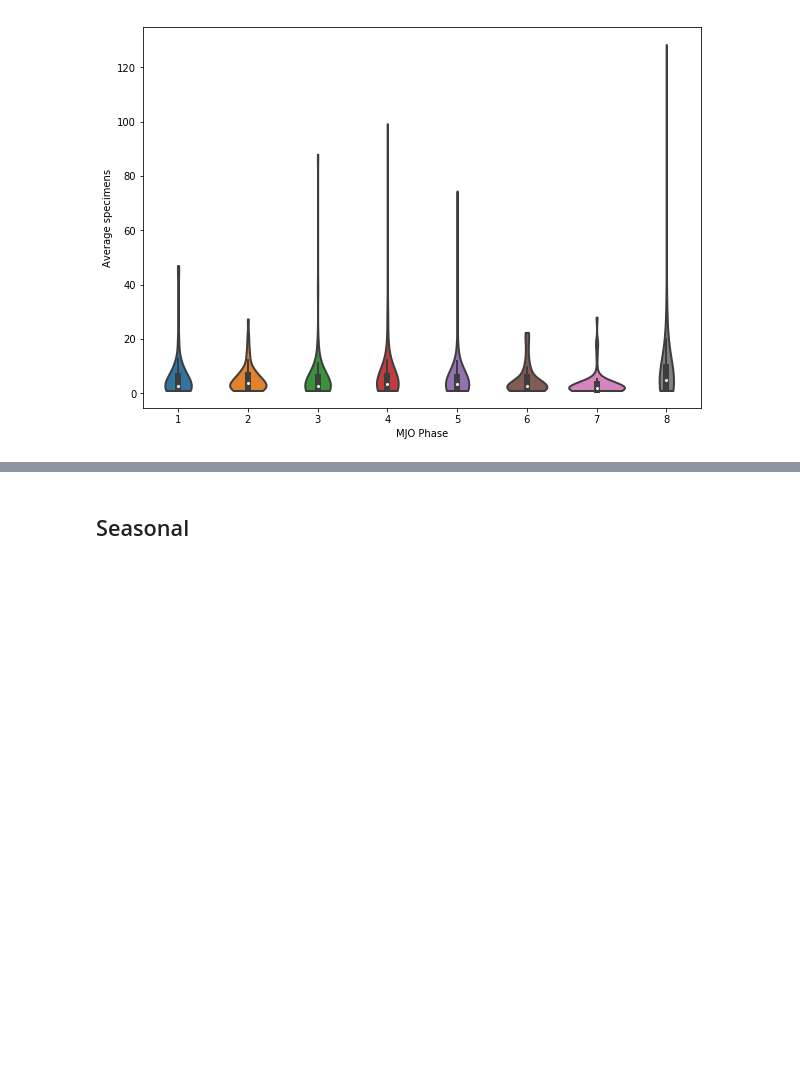
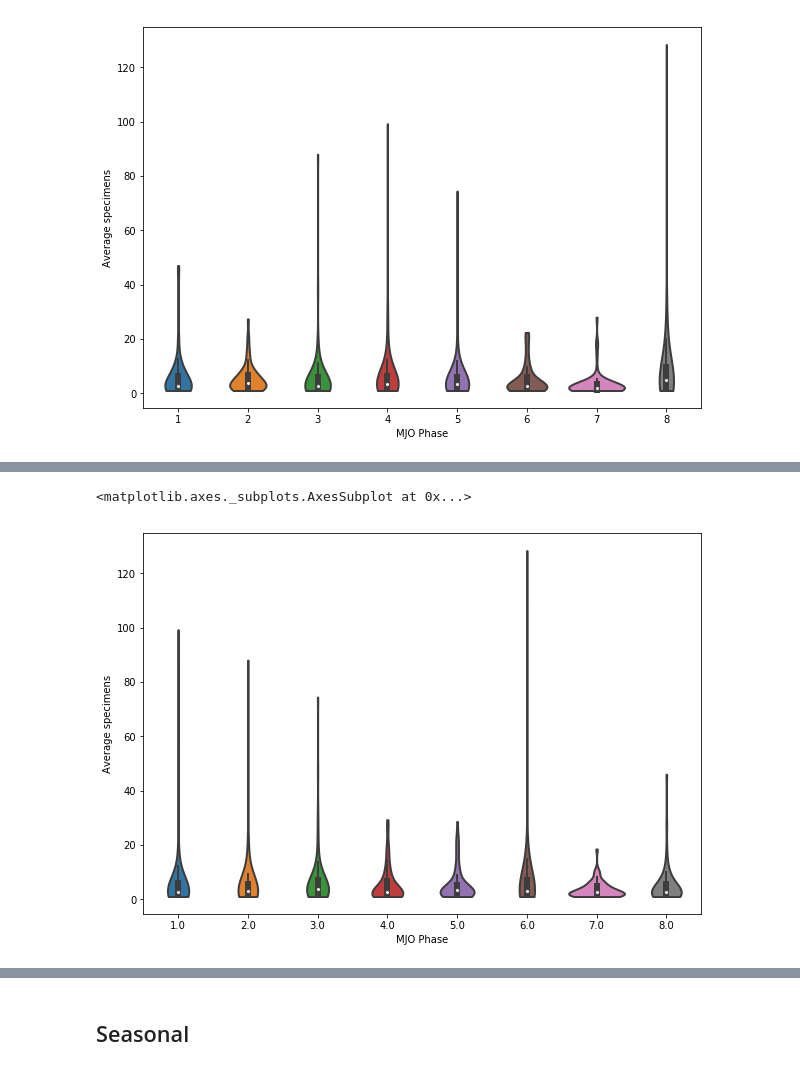
Before and after one commit to wy2136/climate_and_disease, a Jupyter notebook: MJO_and_vector/MJO_and_vector.ipynb, the cells around one changed output, grey strips where cells are left out. Drawn from its saved outputs; the diff is of its cells as text; code cells hidden in the pictures; blank space fills up the shorter version.

```diff
--- a/MJO_and_vector/MJO_and_vector.ipynb
+++ b/MJO_and_vector/MJO_and_vector.ipynb
@@ -33,0 +70,9 @@ sns.violinplot(x='MJO Phase', y='Average specimens', data=df, cut=0)
+# %%
+# shift 4 day
+shift = 4
+df_ = df.copy()
+df_['MJO Phase'] = df_['MJO Phase'].shift(shift)
+sns.violinplot(x='MJO Phase', y='Average specimens', data=df_, cut=0)
+# %% [output]
+<matplotlib.axes._subplots.AxesSubplot at 0x...>
+[figure, added]
```
Also changed, not shown: parts of 21 cells of this notebook, 2 other files.
